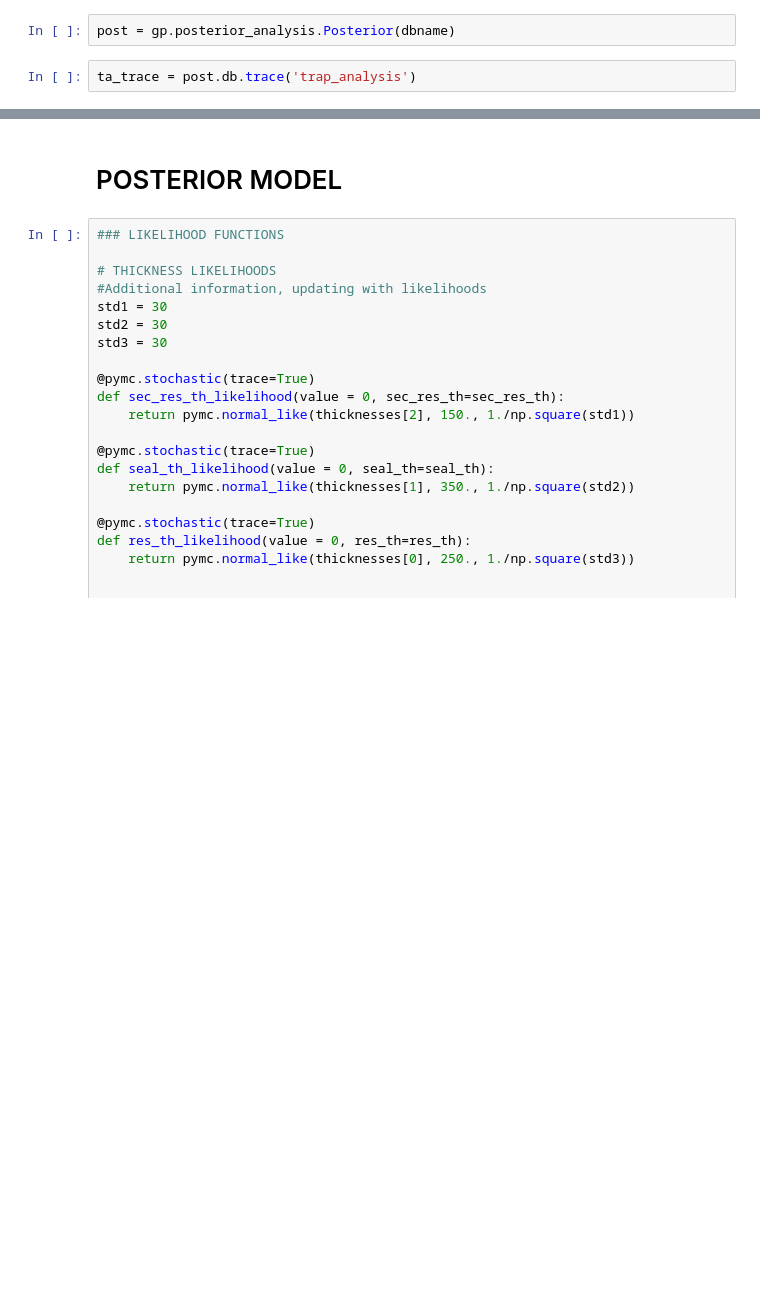
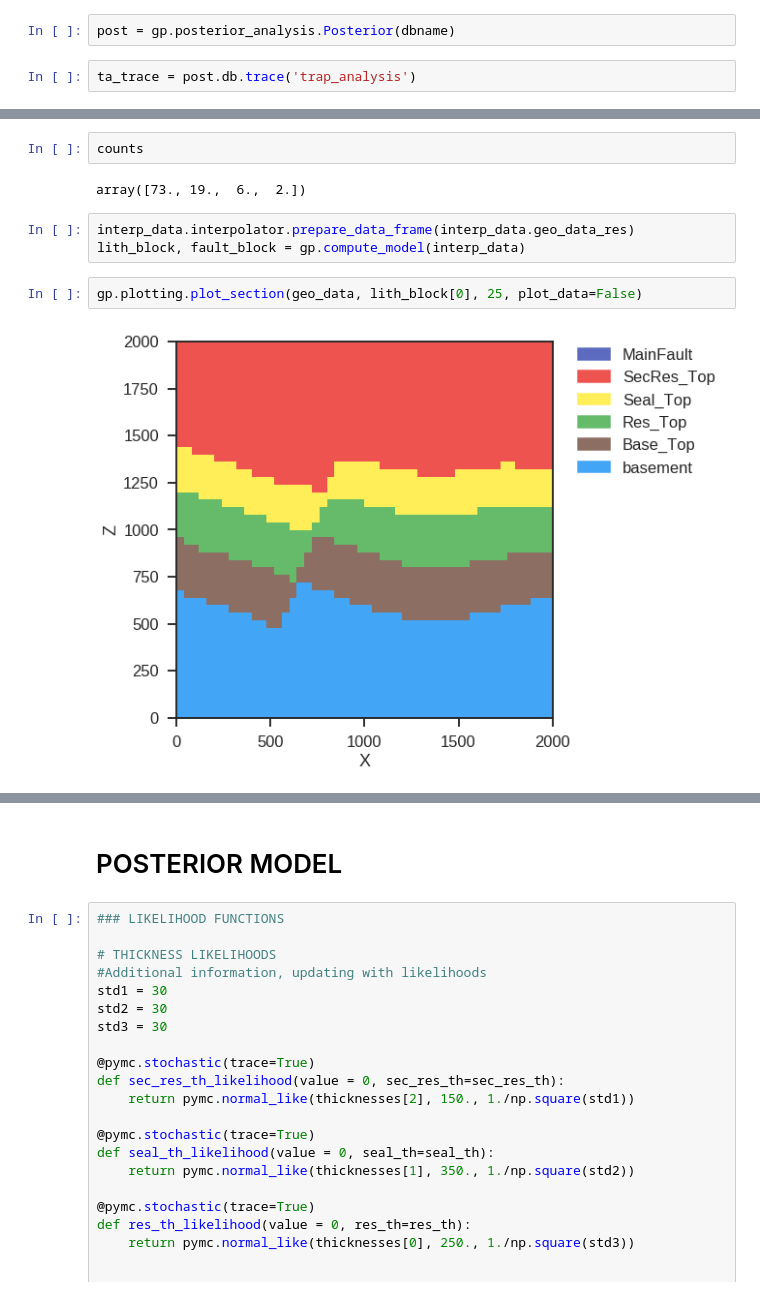
Before and after one commit to nre-aachen/Theses, a Jupyter notebook: Risk analysis/Notebooks/post_submission_continued_work/3D uncertainty (post-submission, work in progress).ipynb, the cells around one changed output, grey strips where cells are left out. Drawn from its saved outputs; the diff is of its cells as text; blank space fills up the shorter version.

```diff
--- a/Risk analysis/Notebooks/post_submission_continued_work/3D uncertainty (post-submission, work in progress).ipynb
+++ b/Risk analysis/Notebooks/post_submission_continued_work/3D uncertainty (post-submission, work in progress).ipynb
@@ -836,0 +959,11 @@ Text(0, 0.5, 'Probability')
+# %%
+counts
+# %% [output]
+array([73., 19.,  6.,  2.])
+# %%
+interp_data.interpolator.prepare_data_frame(interp_data.geo_data_res)
+lith_block, fault_block = gp.compute_model(interp_data)
+# %%
+gp.plotting.plot_section(geo_data, lith_block[0], 25, plot_data=False)
+# %% [output]
+[figure, added]
```
Also changed, not shown: parts of 31 cells of this notebook.
